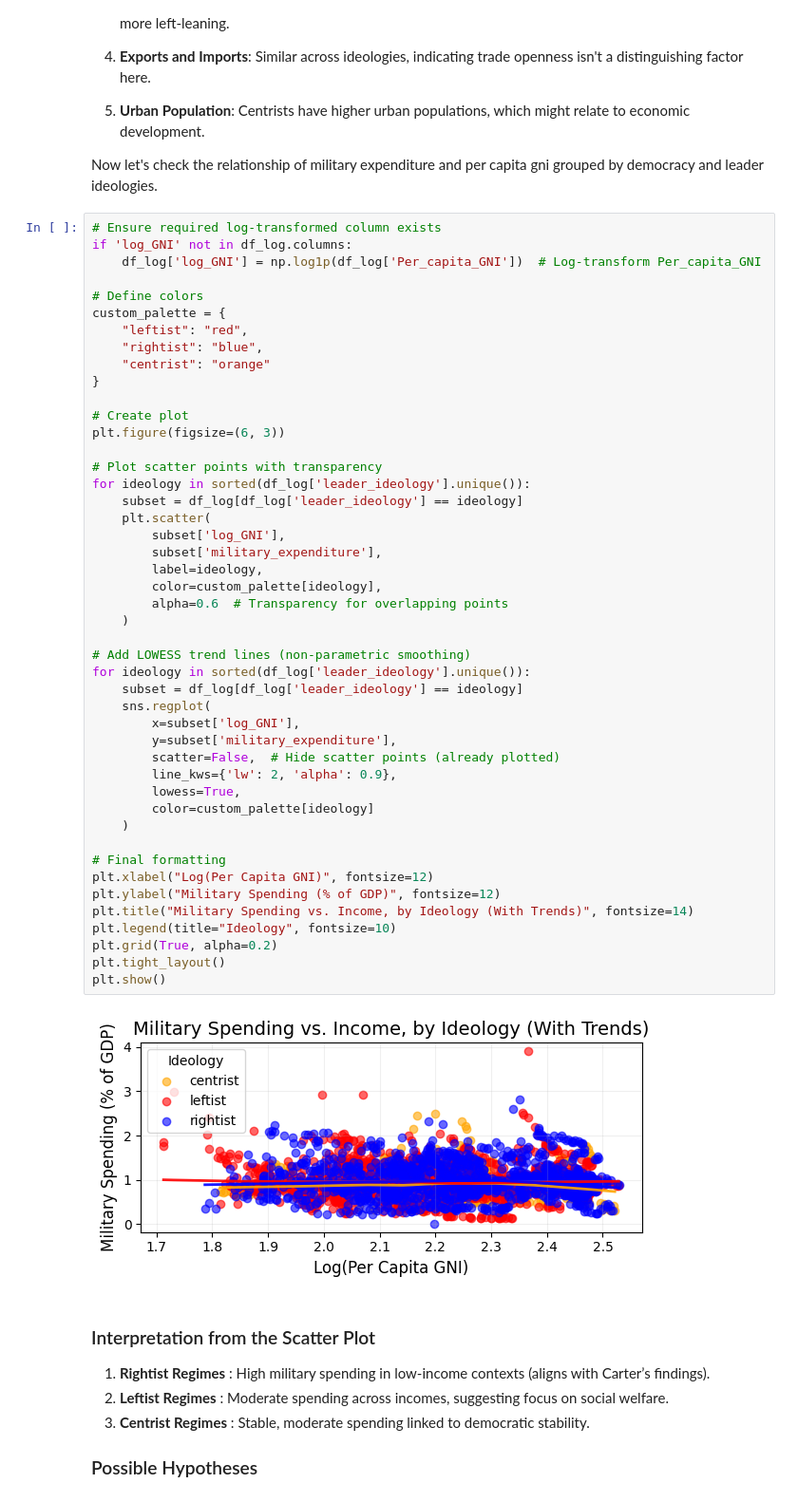
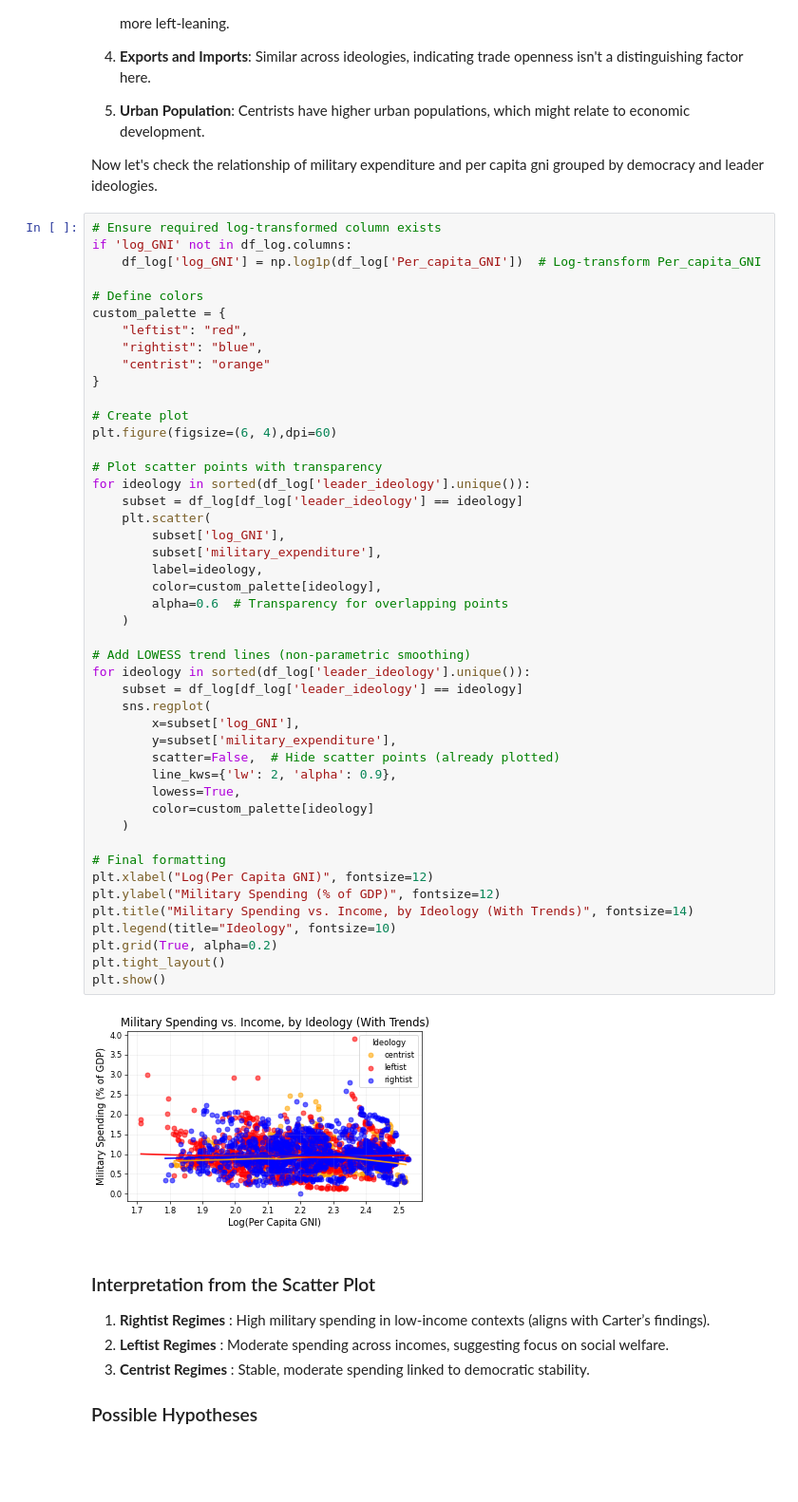
Before and after one commit to irmakoz1/ML1-HSLU, a Jupyter notebook: ML1-Project_TeamDraft_v2.ipynb, the cells around one changed output. Shown at 95% size. Drawn from its saved outputs; the diff is of its cells as text; blank space fills up the shorter version.

```diff
--- a/ML1-Project_TeamDraft_v2.ipynb
+++ b/ML1-Project_TeamDraft_v2.ipynb
@@ -313,41 +331,41 @@ custom_palette = {
 }
 
 # Create plot
-plt.figure(figsize=(6, 3))
+plt.figure(figsize=(6, 4),dpi=60)
 
 # Plot scatter points with transparency
 for ideology in sorted(df_log['leader_ideology'].unique()):
     subset = df_log[df_log['leader_ideology'] == ideology]
     plt.scatter(
         subset['log_GNI'],
         subset['military_expenditure'],
         label=ideology,
         color=custom_palette[ideology],
         alpha=0.6  # Transparency for overlapping points
     )
 
 # Add LOWESS trend lines (non-parametric smoothing)
 for ideology in sorted(df_log['leader_ideology'].unique()):
     subset = df_log[df_log['leader_ideology'] == ideology]
     sns.regplot(
         x=subset['log_GNI'],
         y=subset['military_expenditure'],
         scatter=False,  # Hide scatter points (already plotted)
         line_kws={'lw': 2, 'alpha': 0.9},
         lowess=True,
         color=custom_palette[ideology]
     )
 
 # Final formatting
 plt.xlabel("Log(Per Capita GNI)", fontsize=12)
 plt.ylabel("Military Spending (% of GDP)", fontsize=12)
 plt.title("Military Spending vs. Income, by Ideology (With Trends)", fontsize=14)
 plt.legend(title="Ideology", fontsize=10)
 plt.grid(True, alpha=0.2)
 plt.tight_layout()
 plt.show()
 # %% [output]
-[figure, old version]
+[figure, new version]
 # %% [markdown]
 ### Interpretation from the Scatter Plot
 1. **Rightist Regimes** : High military spending in low-income contexts (aligns with Carter’s findings).
```
Also changed, not shown: parts of 20 cells of this notebook, 1 other file.
